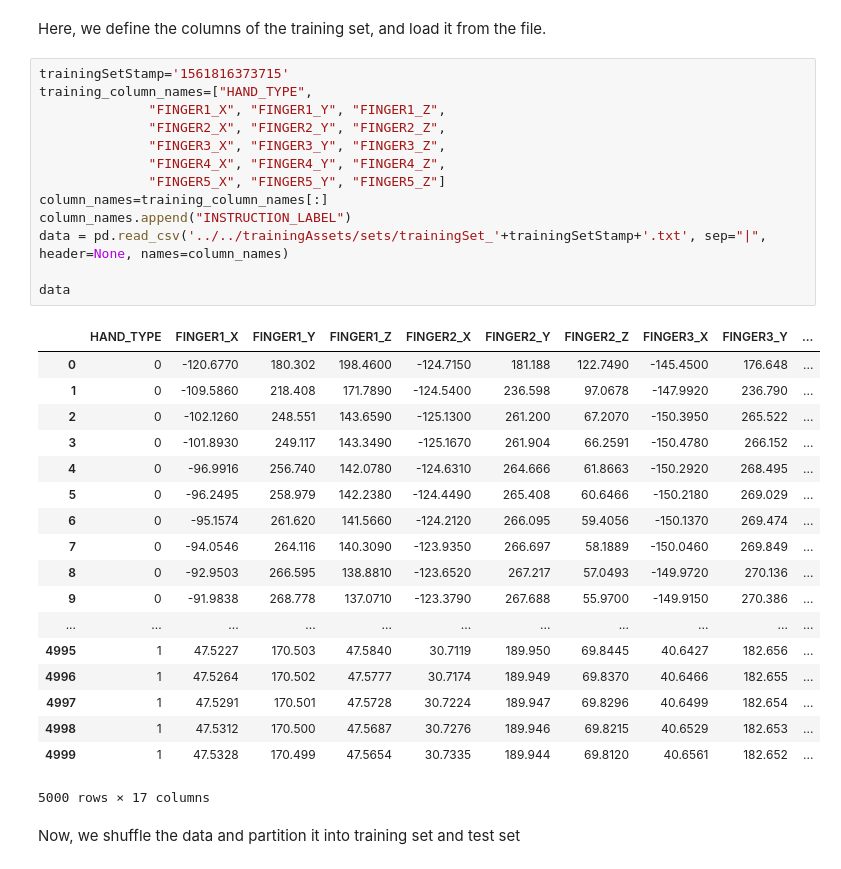
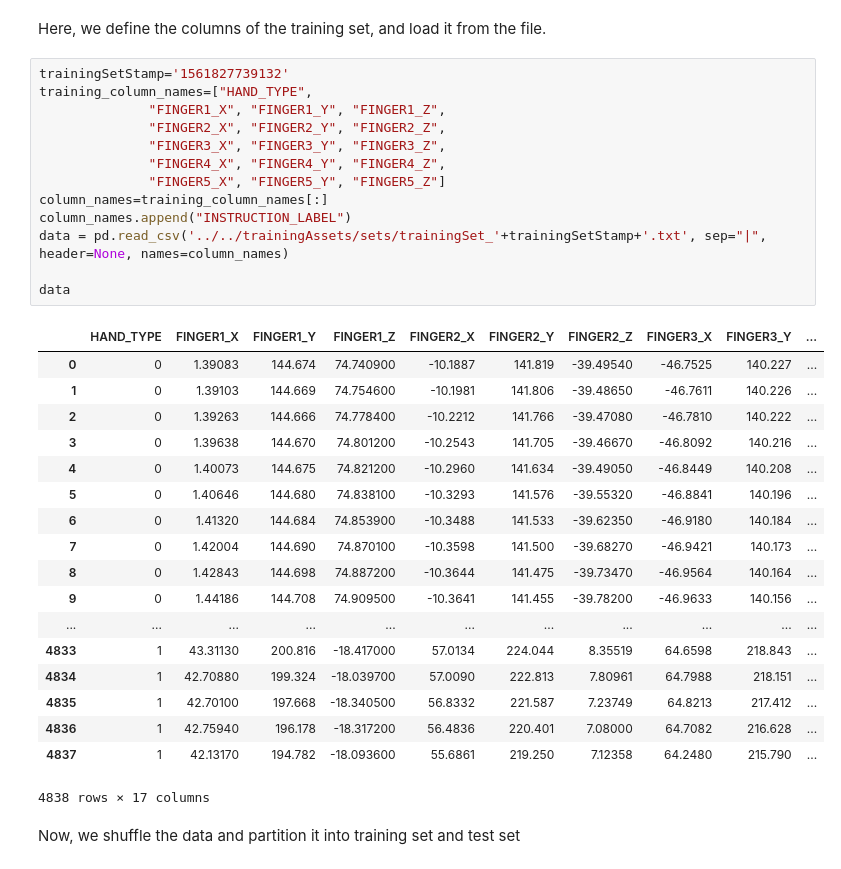
Before and after one commit to ellerenad/RoboArmController, a Jupyter notebook: src/training/RoboArmControllerTraining.ipynb, the cells around one changed output. Saved outputs shown, nothing was run; the diff lists cells and outputs as text.

```diff
--- a/src/training/RoboArmControllerTraining.ipynb
+++ b/src/training/RoboArmControllerTraining.ipynb
@@ -5,37 +5,37 @@ import numpy as np
 # %% [markdown]
 Here, we define the columns of the training set, and load it from the file.
 # %%
-trainingSetStamp='1561816373715'
+trainingSetStamp='1561827739132'
 training_column_names=["HAND_TYPE",
               "FINGER1_X", "FINGER1_Y", "FINGER1_Z",
               "FINGER2_X", "FINGER2_Y", "FINGER2_Z",
               "FINGER3_X", "FINGER3_Y", "FINGER3_Z",
               "FINGER4_X", "FINGER4_Y", "FINGER4_Z",
               "FINGER5_X", "FINGER5_Y", "FINGER5_Z"]
 column_names=training_column_names[:]
 column_names.append("INSTRUCTION_LABEL")
 data = pd.read_csv('../../trainingAssets/sets/trainingSet_'+trainingSetStamp+'.txt', sep="|", header=None, names=column_names)
 
 data
 # %% [output]
 |  | HAND_TYPE | FINGER1_X | FINGER1_Y | FINGER1_Z | FINGER2_X | FINGER2_Y | FINGER2_Z | FINGER3_X | FINGER3_Y | ... |
-| 0 | 0 | -120.6770 | 180.302 | 198.4600 | -124.7150 | 181.188 | 122.7490 | -145.4500 | 176.648 | ... |
-| 1 | 0 | -109.5860 | 218.408 | 171.7890 | -124.5400 | 236.598 | 97.0678 | -147.9920 | 236.790 | ... |
-| 2 | 0 | -102.1260 | 248.551 | 143.6590 | -125.1300 | 261.200 | 67.2070 | -150.3950 | 265.522 | ... |
-| 3 | 0 | -101.8930 | 249.117 | 143.3490 | -125.1670 | 261.904 | 66.2591 | -150.4780 | 266.152 | ... |
-| 4 | 0 | -96.9916 | 256.740 | 142.0780 | -124.6310 | 264.666 | 61.8663 | -150.2920 | 268.495 | ... |
-| 5 | 0 | -96.2495 | 258.979 | 142.2380 | -124.4490 | 265.408 | 60.6466 | -150.2180 | 269.029 | ... |
-| 6 | 0 | -95.1574 | 261.620 | 141.5660 | -124.2120 | 266.095 | 59.4056 | -150.1370 | 269.474 | ... |
-| 7 | 0 | -94.0546 | 264.116 | 140.3090 | -123.9350 | 266.697 | 58.1889 | -150.0460 | 269.849 | ... |
-| 8 | 0 | -92.9503 | 266.595 | 138.8810 | -123.6520 | 267.217 | 57.0493 | -149.9720 | 270.136 | ... |
-| 9 | 0 | -91.9838 | 268.778 | 137.0710 | -123.3790 | 267.688 | 55.9700 | -149.9150 | 270.386 | ... |
+| 0 | 0 | 1.39083 | 144.674 | 74.740900 | -10.1887 | 141.819 | -39.49540 | -46.7525 | 140.227 | ... |
+| 1 | 0 | 1.39103 | 144.669 | 74.754600 | -10.1981 | 141.806 | -39.48650 | -46.7611 | 140.226 | ... |
+| 2 | 0 | 1.39263 | 144.666 | 74.778400 | -10.2212 | 141.766 | -39.47080 | -46.7810 | 140.222 | ... |
+| 3 | 0 | 1.39638 | 144.670 | 74.801200 | -10.2543 | 141.705 | -39.46670 | -46.8092 | 140.216 | ... |
+| 4 | 0 | 1.40073 | 144.675 | 74.821200 | -10.2960 | 141.634 | -39.49050 | -46.8449 | 140.208 | ... |
+| 5 | 0 | 1.40646 | 144.680 | 74.838100 | -10.3293 | 141.576 | -39.55320 | -46.8841 | 140.196 | ... |
+| 6 | 0 | 1.41320 | 144.684 | 74.853900 | -10.3488 | 141.533 | -39.62350 | -46.9180 | 140.184 | ... |
+| 7 | 0 | 1.42004 | 144.690 | 74.870100 | -10.3598 | 141.500 | -39.68270 | -46.9421 | 140.173 | ... |
+| 8 | 0 | 1.42843 | 144.698 | 74.887200 | -10.3644 | 141.475 | -39.73470 | -46.9564 | 140.164 | ... |
+| 9 | 0 | 1.44186 | 144.708 | 74.909500 | -10.3641 | 141.455 | -39.78200 | -46.9633 | 140.156 | ... |
 | ... | ... | ... | ... | ... | ... | ... | ... | ... | ... | ... |
-| 4995 | 1 | 47.5227 | 170.503 | 47.5840 | 30.7119 | 189.950 | 69.8445 | 40.6427 | 182.656 | ... |
-| 4996 | 1 | 47.5264 | 170.502 | 47.5777 | 30.7174 | 189.949 | 69.8370 | 40.6466 | 182.655 | ... |
-| 4997 | 1 | 47.5291 | 170.501 | 47.5728 | 30.7224 | 189.947 | 69.8296 | 40.6499 | 182.654 | ... |
-| 4998 | 1 | 47.5312 | 170.500 | 47.5687 | 30.7276 | 189.946 | 69.8215 | 40.6529 | 182.653 | ... |
-| 4999 | 1 | 47.5328 | 170.499 | 47.5654 | 30.7335 | 189.944 | 69.8120 | 40.6561 | 182.652 | ... |
+| 4833 | 1 | 43.31130 | 200.816 | -18.417000 | 57.0134 | 224.044 | 8.35519 | 64.6598 | 218.843 | ... |
+| 4834 | 1 | 42.70880 | 199.324 | -18.039700 | 57.0090 | 222.813 | 7.80961 | 64.7988 | 218.151 | ... |
+| 4835 | 1 | 42.70100 | 197.668 | -18.340500 | 56.8332 | 221.587 | 7.23749 | 64.8213 | 217.412 | ... |
+| 4836 | 1 | 42.75940 | 196.178 | -18.317200 | 56.4836 | 220.401 | 7.08000 | 64.7082 | 216.628 | ... |
+| 4837 | 1 | 42.13170 | 194.782 | -18.093600 | 55.6861 | 219.250 | 7.12358 | 64.2480 | 215.790 | ... |
-5000 rows × 17 columns
+4838 rows × 17 columns
 # %% [markdown]
 Now, we shuffle the data and partition it into training set and test set
 # %%
```
Also changed, not shown: parts of 4 cells of this notebook, 22 other files.
